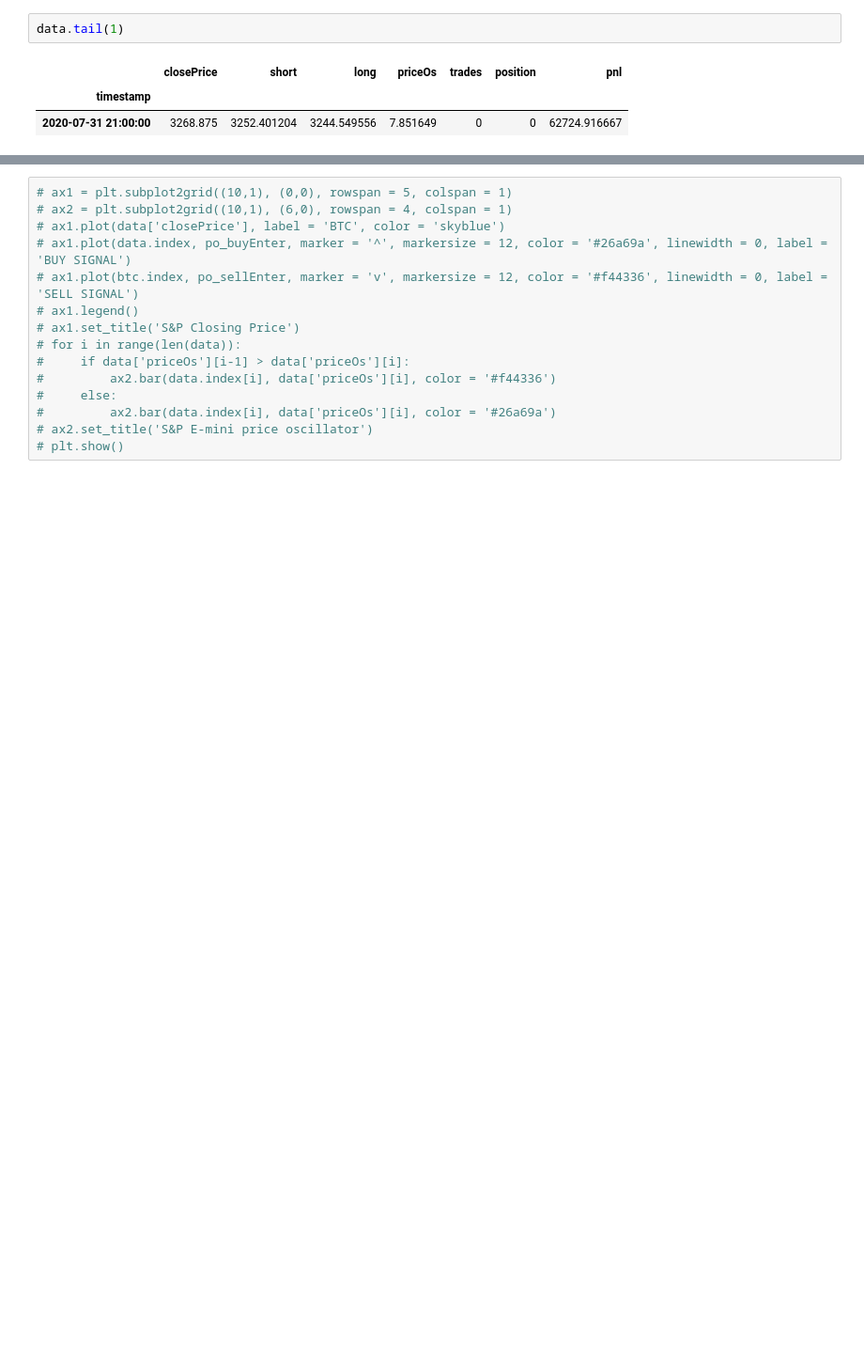
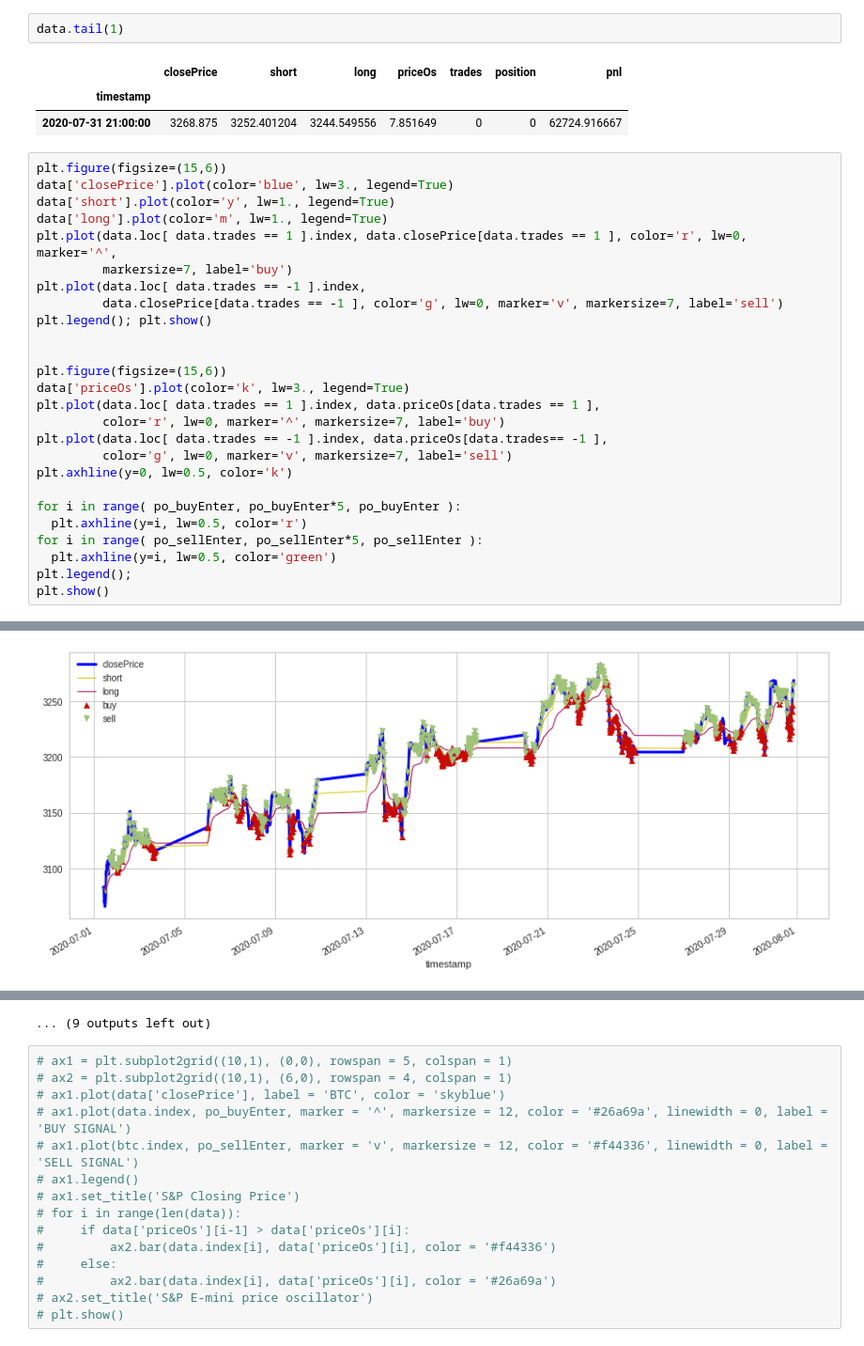
Before and after one commit to saritmaitra/Price-oscillator-based-break-out-trading, a Jupyter notebook: oscillator_backtesting.ipynb, the cells around one changed output, grey strips where cells are left out. Shown at 94% size. Cells and saved outputs as stored; diff of their text form; blank space fills up the shorter version.

```diff
--- a/oscillator_backtesting.ipynb
+++ b/oscillator_backtesting.ipynb
@@ -403,3 +403,30 @@ data.tail(1)
 |  | closePrice | short | long | priceOs | trades | position | pnl |
 | timestamp |  |  |  |  |  |  |  |
 | 2020-07-31 21:00:00 | 3268.875 | 3252.401204 | 3244.549556 | 7.851649 | 0 | 0 | 62724.916667 |
+# %%
+plt.figure(figsize=(15,6))
+data['closePrice'].plot(color='blue', lw=3., legend=True)
+data['short'].plot(color='y', lw=1., legend=True)
+data['long'].plot(color='m', lw=1., legend=True)
+plt.plot(data.loc[ data.trades == 1 ].index, data.closePrice[data.trades == 1 ], color='r', lw=0, marker='^',
+         markersize=7, label='buy')
+plt.plot(data.loc[ data.trades == -1 ].index,
+         data.closePrice[data.trades == -1 ], color='g', lw=0, marker='v', markersize=7, label='sell')
+plt.legend(); plt.show()
+
+
+plt.figure(figsize=(15,6))
+data['priceOs'].plot(color='k', lw=3., legend=True)
+plt.plot(data.loc[ data.trades == 1 ].index, data.priceOs[data.trades == 1 ],
+         color='r', lw=0, marker='^', markersize=7, label='buy')
+plt.plot(data.loc[ data.trades == -1 ].index, data.priceOs[data.trades== -1 ],
+         color='g', lw=0, marker='v', markersize=7, label='sell')
+plt.axhline(y=0, lw=0.5, color='k')
+
+for i in range( po_buyEnter, po_buyEnter*5, po_buyEnter ):
+  plt.axhline(y=i, lw=0.5, color='r')
+for i in range( po_sellEnter, po_sellEnter*5, po_sellEnter ):
+  plt.axhline(y=i, lw=0.5, color='green')
+plt.legend();
+plt.show()
+# %% [output]
@@ -405,0 +438 @@ data.tail(1)
+[figure, added]
@@ -406,3 +445,4 @@ data.tail(1)
+... (9 outputs left out)
 # %%
 # ax1 = plt.subplot2grid((10,1), (0,0), rowspan = 5, colspan = 1)
 # ax2 = plt.subplot2grid((10,1), (6,0), rowspan = 4, colspan = 1)
```
Also changed, not shown: parts of 2 cells of this notebook.
